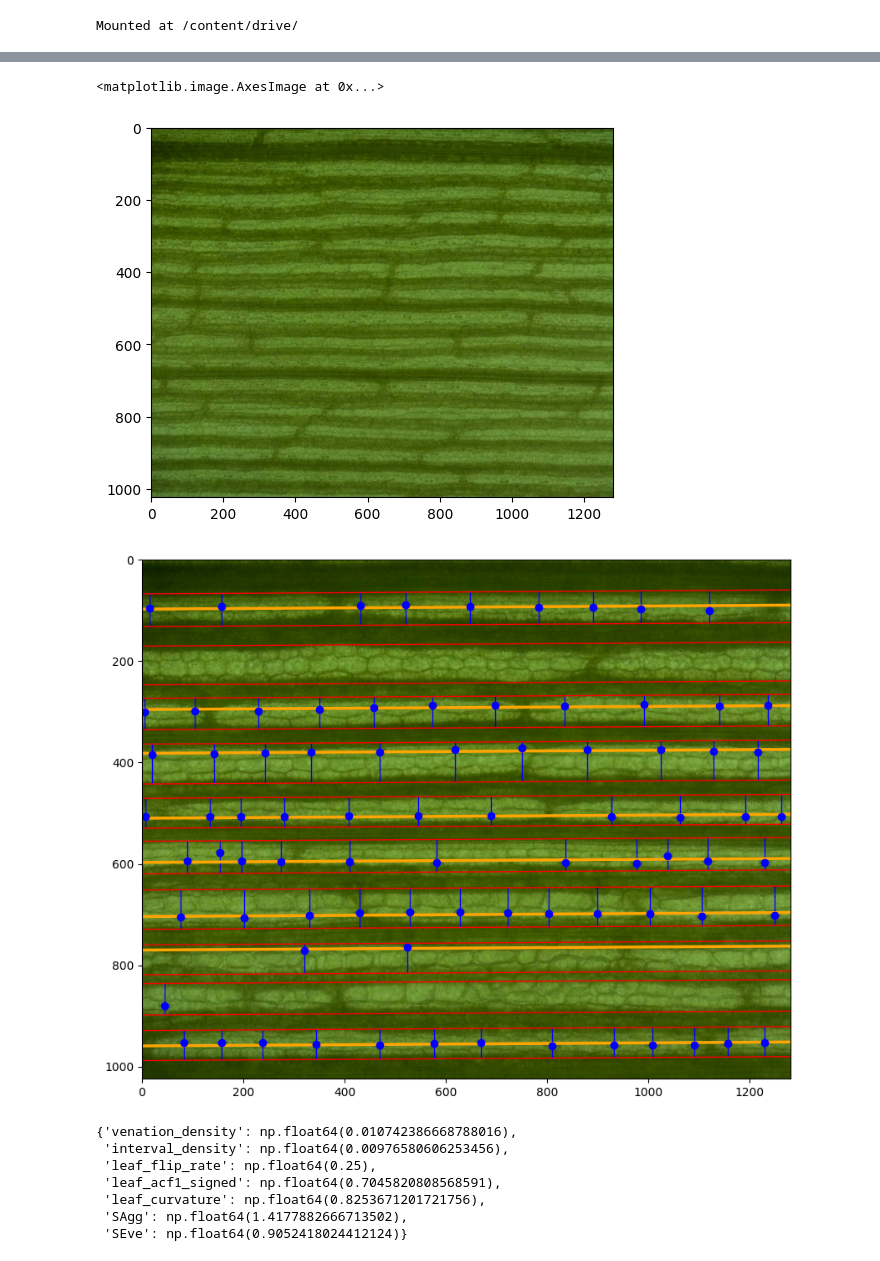
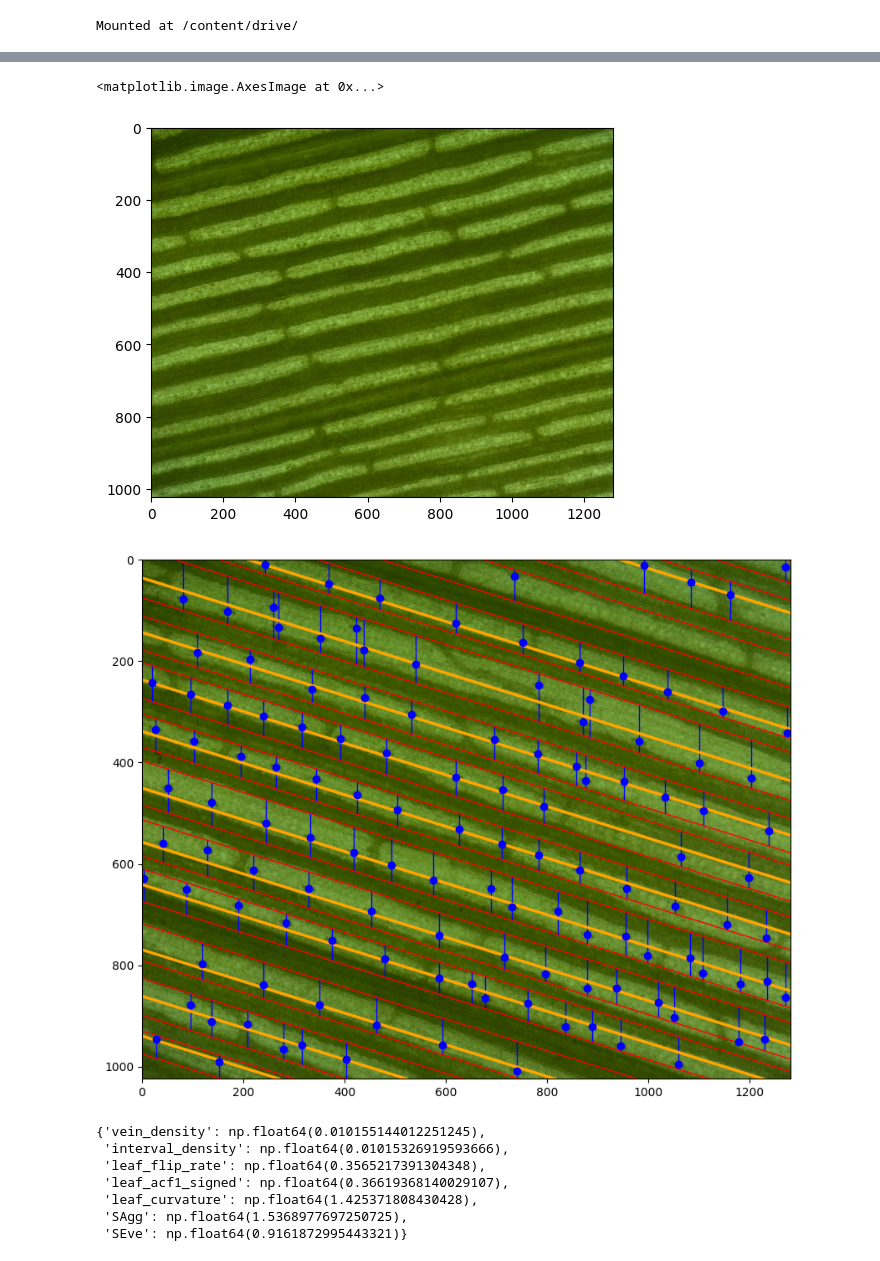
Before and after one commit to RPorcedda/Stomatyolo, a Jupyter notebook: Cluster&Regress.ipynb, the cells around one changed output, grey strips where cells are left out. Cells and saved outputs as stored; diff of their text form; code cells hidden in the pictures.

```diff
--- a/Cluster&Regress.ipynb
+++ b/Cluster&Regress.ipynb
@@ -41,3 +42,7 @@ stomata_df.head()
 | 2 | F2.4.3.3.t.2.jpg | F2 | 4 | 3 | 3 | t | 2.0 | [47 52 36 41 20 35 65 32 21 28 10... | ... |
 | 3 | 240.3.3.5.b.1.jpg | 240 | 3 | 3 | 5 | b | 1.0 | [37 52 44 18 48 48 72 56 44 47 25... | ... |
 | 4 | F2.3.4.6.t.1.jpg | F2 | 3 | 4 | 6 | t | 1.0 | [ 3 68 35 50 58 60 67 63 64 104 16] | ... |
+# %%
+# OPTIONAL: rename columns
+stomata_df.rename(columns={"venation_lengths": "vein_lengths"}, inplace=True)
+stomata_df.head()
@@ -48,9 +60,9 @@ def get_boundaries_function_per_section(section_lengths, dominant_angle, section
                                         y_max=1024, y_min=0, x_max=1280, x_min=0):
     """
     section_lengths: 1D array, ordered top->bottom along the rotated image's vertical axis.
-                     Venations > 0, intervals < 0. (Measured after rotating by alpha=-dominant_angle.)
+                     Vein > 0, intervals < 0. (Measured after rotating by alpha=-dominant_angle.)
     dominant_angle : radians (same one used to produce section_lengths).
-    section        : index of the venation to select.
+    section        : index of the vein to select.
     returns:
       get_y_max(x, _), get_y_min(x, _)  -> y-boundaries in ORIGINAL image at that x.
     """
@@ -79,12 +91,12 @@ def get_boundaries_function_per_section(section_lengths, dominant_angle, section
     if section < 0 or section >= len(L):
         raise IndexError("section index out of range.")
     if L[section] <= 0:
-        raise ValueError("Selected section is an interval (<=0). Choose a venation (>0).")
+        raise ValueError("Selected section is an interval (<=0). Choose a vein (>0).")
 
     absL = np.abs(L)
     cum = np.cumsum(np.concatenate([[0.0], absL]))  # cum[k]=start, cum[k+1]=end
 
-    # base venation bounds in v
+    # base vein bounds in v
     v0 = v_min + cum[section]
     v1 = v_min + cum[section+1]
 
@@ -199,8 +202,8 @@ stomata_df.head()
 # %%
-plt.imshow(io.imread("/content/tmp/dataset_intero/F4.3.4.2.t.1.jpg"))
+plt.imshow(io.imread("/content/tmp/dataset_intero/62.2.4.1.b.2.jpg"))
 # %% [output]
 <matplotlib.image.AxesImage at 0x...>
-[figure, old version]
+[figure, new version]
 # %%
 import numpy as np
 from sklearn.linear_model import LinearRegression
@@ -208,7 +211,7 @@ import matplotlib.pyplot as plt
 from skimage import io
 
 # ---------- helpers ----------
-def build_venation_bands_v(section_lengths, dominant_angle,
+def build_vein_bands_v(section_lengths, dominant_angle,
                            x_min=0, x_max=1280, y_min=0, y_max=1024, pad_frac=0.5):
     c_x = (x_min + x_max) / 2.0
     c_y = (y_min + y_max) / 2.0
@@ -281,7 +284,7 @@ def cluster_and_regress(filename, obb_df, stomata_df, show_result=False, pad_fra
     section_lengths = row["all_lengths"]
     dominant_angle  = float(row["dominant_angle"])
 
-    ven_idx, v_up, v_low, H = build_venation_bands_v(section_lengths, dominant_angle, pad_frac=pad_frac)
+    ven_idx, v_up, v_low, H = build_vein_bands_v(section_lengths, dominant_angle, pad_frac=pad_frac)
     sinA, cosA, c_x, c_y = H["sinA"], H["cosA"], H["c_x"], H["c_y"]
 
     Ht, W = 1024, 1280
@@ -476,7 +479,7 @@ def build_interval_bands_v(section_lengths, dominant_angle_deg,
 def build_bands_v_for_sign(all_lengths, dominant_angle_deg, target_sign,
                            x_min=0, x_max=1280, y_min=0, y_max=1024, pad_frac=0.5):
     """
-    target_sign = -1 for intervals (L<0), +1 for venations (L>0)
+    target_sign = -1 for intervals (L<0), +1 for veins (L>0)
     Padding is taken from adjacent segments of the opposite sign.
     """
     c_x = (x_min + x_max) / 2.0
@@ -624,13 +627,13 @@ def cluster_and_regress(filename, obb_df, stomata_df, show_result=False, pad_fra
     Params:
     - filename: image filename
     - obb_df: obb dataset of stomata
-    - stomata_df: dataset with widths of venations
+    - stomata_df: dataset with widths of veins
     - show_results: if True, print the results on the image
-    - pad_frac: ratio of intervals padding to account for non perfectly straight venations
+    - pad_frac: ratio of intervals padding to account for non perfectly straight veins
     - area: if specified, then measures in stomata_df are considered to be in mm and not in px
 
     Returns:
-    - venation_density
+    - vein_density
     - interval_density
     - leaf_flip_rate
     - leaf_acf1_signed
@@ -696,12 +699,12 @@ def cluster_and_regress(filename, obb_df, stomata_df, show_result=False, pad_fra
     # Band lengths
     # ------------------------------------------------------------
     # lengths in pixels (midline segments)
-    venation_lengths_px = band_midline_lengths(vup_ven, vlo_ven, Hven, W, Ht)
+    vein_lengths_px = band_midline_lengths(vup_ven, vlo_ven, Hven, W, Ht)
     interval_lengths_px = band_midline_lengths(vup_int, vlo_int, Hint, W, Ht)
 
     # densities in px^-1 (length/area)
     area_px2 = float(W * Ht)
-    venation_density_px = venation_lengths_px.sum() / area_px2
+    vein_density_px = vein_lengths_px.sum() / area_px2
     interval_density_px = interval_lengths_px.sum() / area_px2
 
     # ------------------------------------------------------------
@@ -826,7 +829,7 @@ def cluster_and_regress(filename, obb_df, stomata_df, show_result=False, pad_fra
         plt.show()
 
     return {
-        "venation_density": venation_density_px,
+        "vein_density": vein_density_px,
         "interval_density": interval_density_px,
         "leaf_flip_rate": leaf_flip_rate,
         "leaf_acf1_signed": leaf_acf1_signed,
@@ -835,16 +838,16 @@ def cluster_and_regress(filename, obb_df, stomata_df, show_result=False, pad_fra
         "SEve": leaf_SEve,
     }
 # %%
-cluster_and_regress("199.4.4.2.t.1.jpg", obb_df, stomata_df, pad_frac=0.2, show_result=True)
+cluster_and_regress("108.1.3.5.b.1.jpg", obb_df, stomata_df, pad_frac=0.2, show_result=True)
 # %% [output]
-[figure, old version]
+[figure, new version]
-{'venation_density': np.float64(0.010742386668788016),
- 'interval_density': np.float64(0.00976580606253456),
- 'leaf_flip_rate': np.float64(0.25),
- 'leaf_acf1_signed': np.float64(0.7045820808568591),
- 'leaf_curvature': np.float64(0.8253671201721756),
- 'SAgg': np.float64(1.4177882666713502),
- 'SEve': np.float64(0.9052418024412124)}
+{'vein_density': np.float64(0.010155144012251245),
+ 'interval_density': np.float64(0.01015326919593666),
+ 'leaf_flip_rate': np.float64(0.3565217391304348),
+ 'leaf_acf1_signed': np.float64(0.36619368140029107),
+ 'leaf_curvature': np.float64(1.425371808430428),
+ 'SAgg': np.float64(1.5368977697250725),
+ 'SEve': np.float64(0.9161872995443321)}
 # %%
 import os
 import pandas as pd
```
Also changed, not shown: parts of 6 cells of this notebook, 1 other file.
